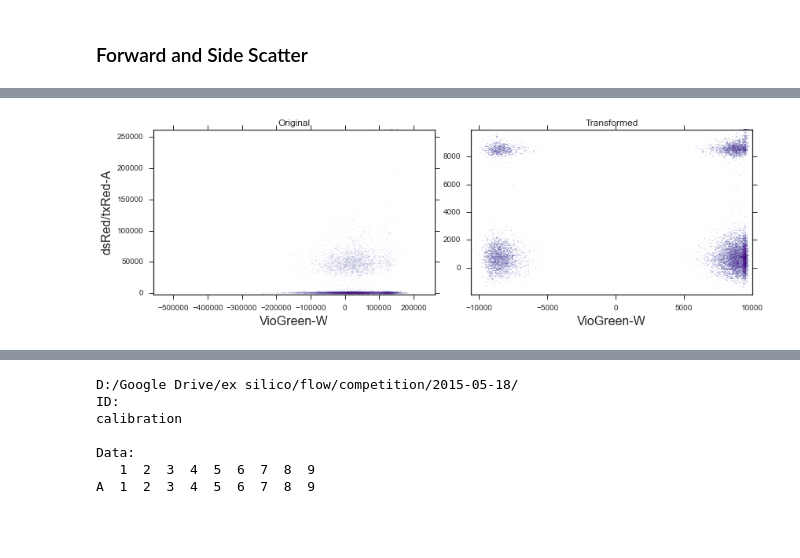
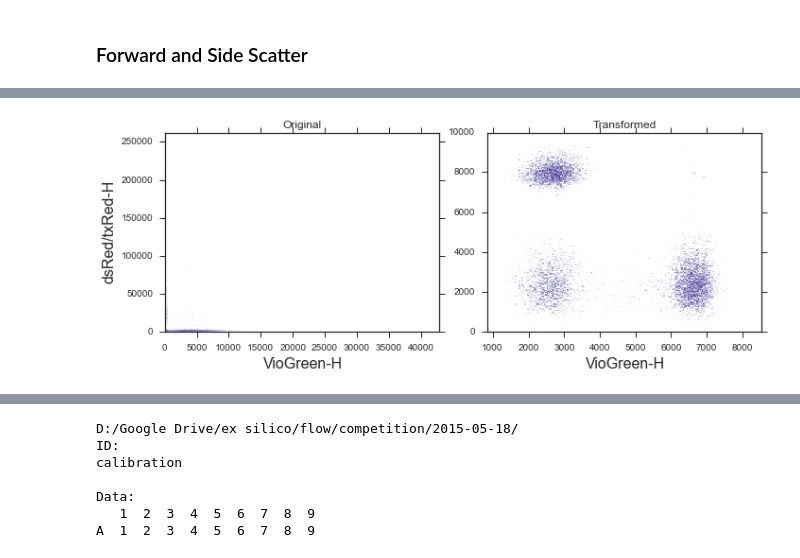
Before and after one commit to yoavram/curveball, a Jupyter notebook: notebooks/Flow Cytometry.ipynb, the cells around one changed output, grey strips where cells are left out. Drawn from its saved outputs; the diff is of its cells as text; code cells hidden in the pictures; blank space fills up the shorter version.

Commit message:
succesfuly found transformations and gates for calibration D03

```diff
--- a/notebooks/Flow Cytometry.ipynb
+++ b/notebooks/Flow Cytometry.ipynb
@@ -69,3 +76,4 @@ plt.tight_layout()
 # %%
-green = 'VioGreen-W'# 'VioGreen-A', 'VioGreen-H',
-red =  'dsRed/txRed-A'#, 'dsRed/txRed-H', 'dsRed/txRed-W'
+green = 'VioGreen-H'# 'VioGreen-A', 'VioGreen-H',
+red =  'dsRed/txRed-H'#, 'dsRed/txRed-H', 'dsRed/txRed-W'
+print well
@@ -71,0 +82,6 @@ red =  'dsRed/txRed-A'#, 'dsRed/txRed-H', 'dsRed/txRed-W'
+# %%
+ridx = gsample.data[red] < 0
+print (ridx).mean()
+
+gidx = gsample.data[green] < 0
+print (gidx).mean()
@@ -71,0 +91,8 @@ red =  'dsRed/txRed-A'#, 'dsRed/txRed-H', 'dsRed/txRed-W'
+# %%
+gsample.data[red][ridx] = 0
+ridx = gsample.data[red] < 0
+print (idx).sum()
+
+gsample.data[green][gidx] = 0
+gidx = gsample.data[green] < 0
+print (idx).sum()
@@ -71,0 +111,10 @@ red =  'dsRed/txRed-A'#, 'dsRed/txRed-H', 'dsRed/txRed-W'
+# %%
+tsample = gsample.transform('hlog', b=1e3, auto_range=False, channels=[red]).transform('hlog', b=1e2,  channels=[green])
+
+fig,ax = plt.subplots(1,2,figsize=(10,4))
+tsample.plot(green, ax=ax[0], color=green_color, bins=100)
+tsample.plot(red, ax=ax[1], color=red_color, bins=100)
+ax[0].set_xscale('log')
+ax[1].set_xscale('log')
+fig.tight_layout()
+sns.despine()
@@ -72,12 +123,10 @@ red =  'dsRed/txRed-A'#, 'dsRed/txRed-H', 'dsRed/txRed-W'
 # %%
-tsample = gsample.transform('hlog', b=1,  channels=[green]).transform('hlog', b=2000,  channels=[red])
-
-fig,ax = plt.subplots(1, 2, figsize=(12,4))
+fig,ax = plt.subplots(1, 2, figsize=(10,4))
 gsample.plot([green, red], cmap="Purples", ax=ax[0]);
 tsample.plot([green, red], cmap="Purples", ax=ax[1])
 ax[0].set_title("Original")
 ax[1].set_title("Transformed")
 ax[1].set_ylabel('')
 fig.tight_layout()
 # %% [output]
-[figure, old version]
+[figure, new version]
```
Also changed, not shown: parts of 30 cells of this notebook.
